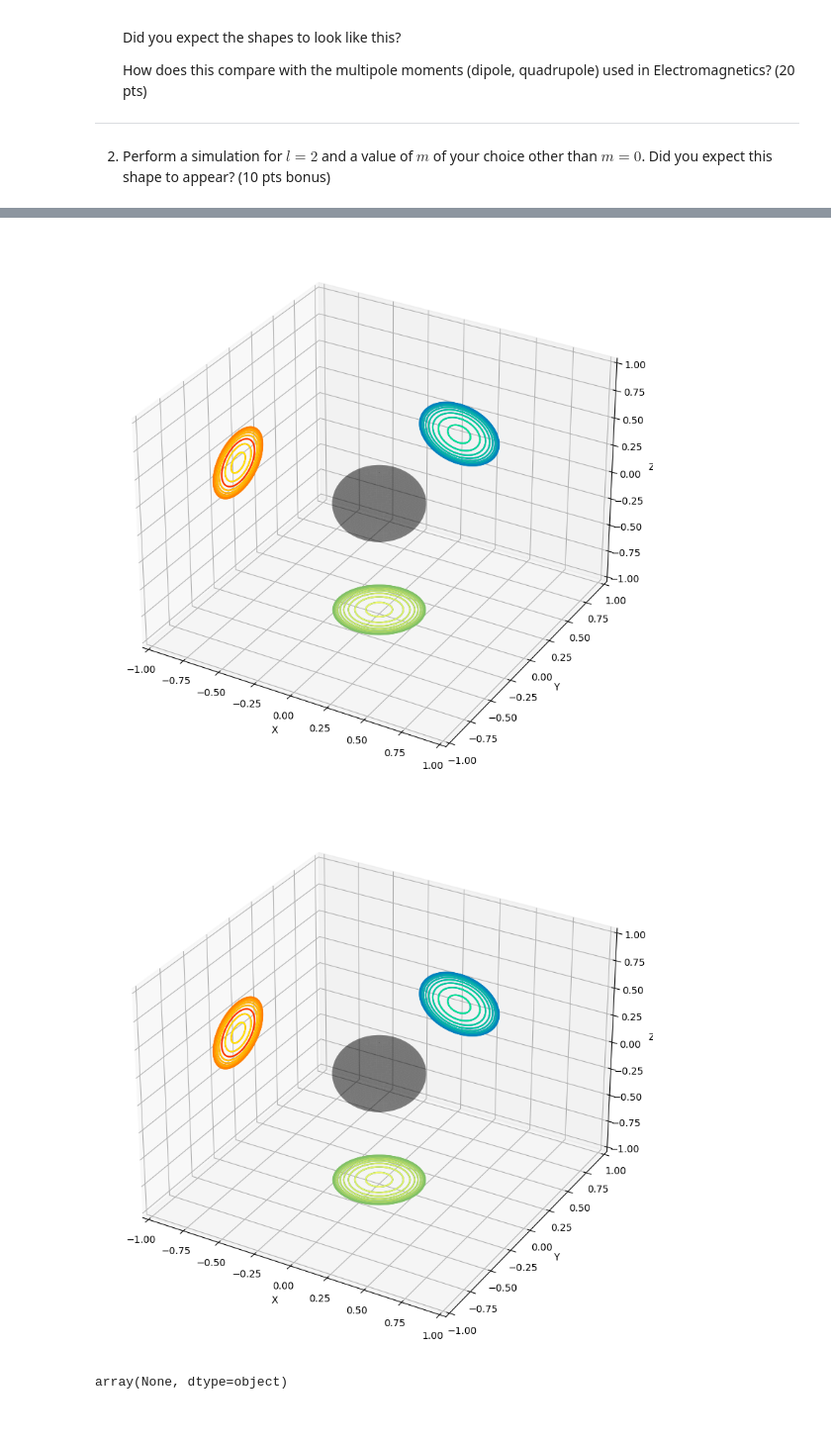
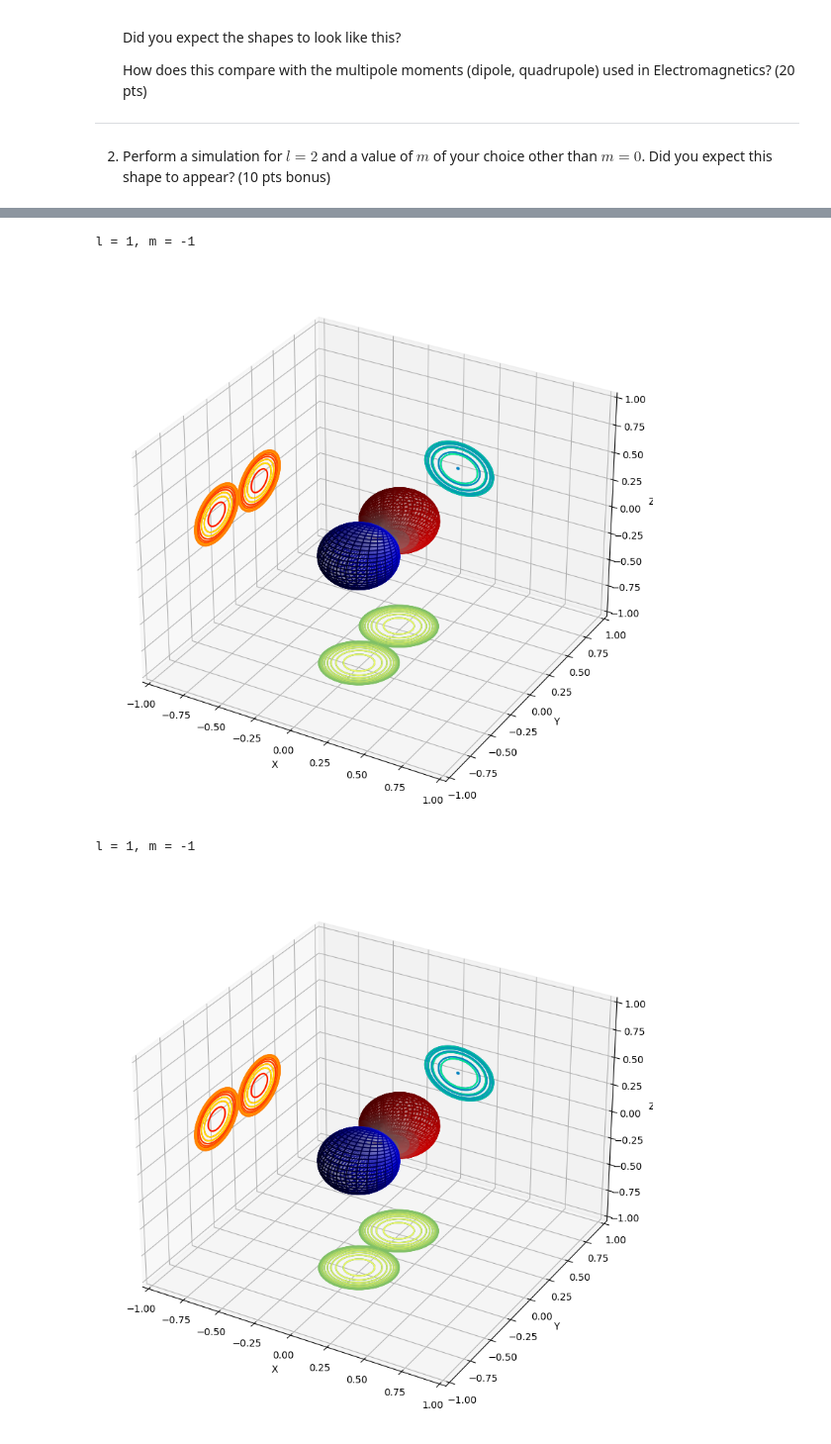
Before and after one commit to mikayla-eckelcifrese/EEE_434_functions, a Jupyter notebook: Project4_Atomic_Orbital_Simulation.ipynb, the cells around one changed output, grey strips where cells are left out. Shown at 99% size. Drawn from its saved outputs; the diff is of its cells as text; code cells hidden in the pictures.

```diff
--- a/Project4_Atomic_Orbital_Simulation.ipynb
+++ b/Project4_Atomic_Orbital_Simulation.ipynb
@@ -53,10 +61,10 @@ Neither the shape nor the height of the graphs are noticably affected by varying
 # %%
-l = 0
-
-m = 0
+l = 1
+m = [-1, 0, 1]
 
 plot_angular_dist(l, m)
 # %% [output]
+l = 1, m = -1
-[figure, old version]
+[figure, new version]
+l = 1, m = -1
-[figure, old version]
+[figure, new version]
-array(None, dtype=object)
```
Also changed, not shown: parts of 3 cells of this notebook, 1 other file.
